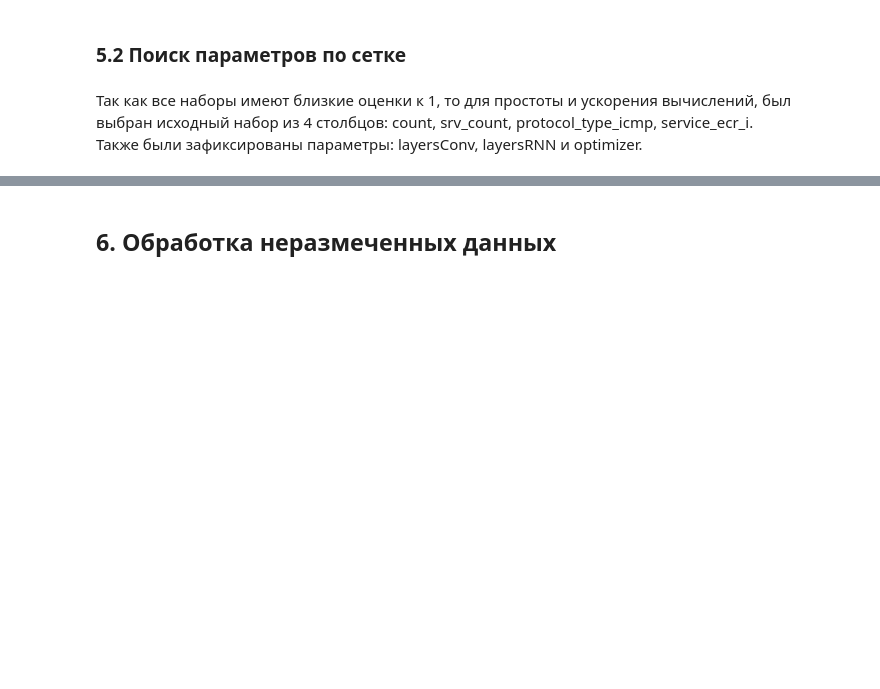
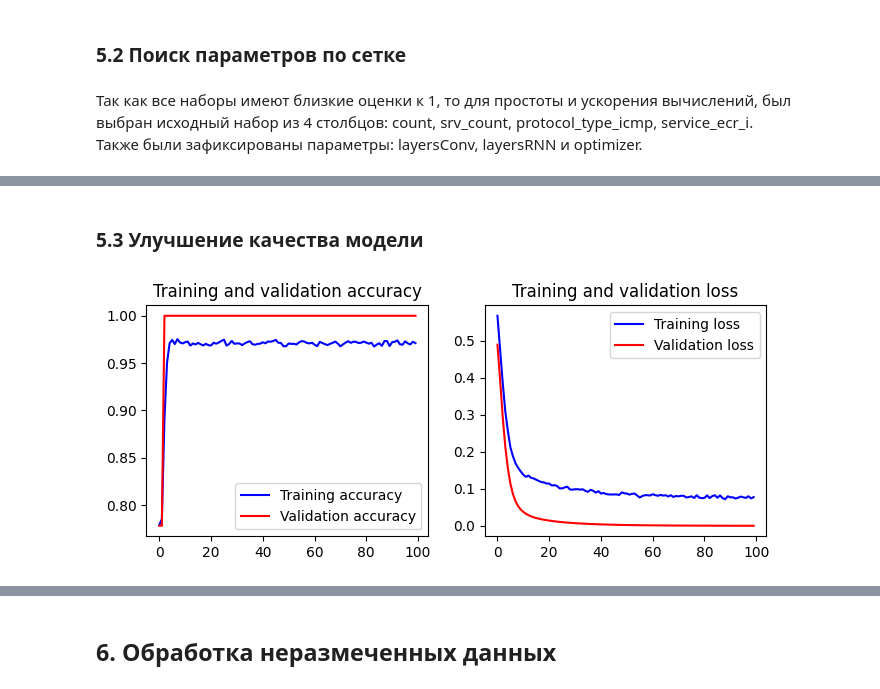
Before and after one commit to Demetrey/DMaP, a Jupyter notebook: CP/CP.ipynb, the cells around one changed output, grey strips where cells are left out. Saved outputs shown, nothing was run; the diff lists cells and outputs as text; code cells hidden in the pictures; blank space fills up the shorter version.

```diff
--- a/CP/CP.ipynb
+++ b/CP/CP.ipynb
@@ -1823,0 +2698,45 @@ run_search(abbr, gridSearch, data,
+# %% [markdown]
+### 5.3 Улучшение качества модели <a id="pld3"></a>
+# %%
+# Вывод подграфика
+def plot_history(ax, x, history,  t):
+    y1 = history[t]
+    y2 = history[f'val_{t}']
+    ax.plot(x, y1, color='b', label=f'Training {t}')
+    ax.plot(x, y2,  color='r', label=f'Validation {t}')
+    ax.set_title(f'Training and validation {t}')
+    ax.legend()
+
+# Вывод графика об изменнии качества модели
+def show_history(model):
+    history = model.history.history
+    accuracy = history['accuracy']
+    val_accuracy = history['val_accuracy']
+    loss = history['loss']
+    val_loss = history['val_loss']
+    epochs = range(len(accuracy))
+    _, [ax1, ax2] = plt.subplots(nrows=1, ncols=2, figsize=(8, 3))
+    plot_history(ax1, epochs, history, 'accuracy')
+    plot_history(ax2, epochs, history, 'loss')
+                  accuracy, val_accuracy,
+                 'Training and validation accuracy',
+                 'Training accuracy', 'Validation accuracy')
+
+
+    ax1.plot(epochs, accuracy, color='b', label='Training accuracy')
+    ax1.plot(epochs, val_accuracy,  color='r', label='Validation accuracy')
+    ax1.set_title('Training and validation accuracy')
+    ax1.legend()
+    ax2.plot(epochs, loss, color='b', label='Training loss')
+    ax2.plot(epochs, val_loss, color='r', label='Validation loss')
+    ax2.set_title('Training and validation loss')
+    ax2.legend()
+# %%
+# Увеличение эпох обучения
+best_model = gridSearch.best_estimator_
+best_model.fit(data.X_train, data.Y_train, epochs=100, batch_size=500,
+    validation_data=(data.X_test, data.Y_test))
+# Отображение прогресса в виде графика
+show_history(best_model.model_)
+# %% [output]
+[figure, added]
```
Also changed, not shown: parts of 28 cells of this notebook.
